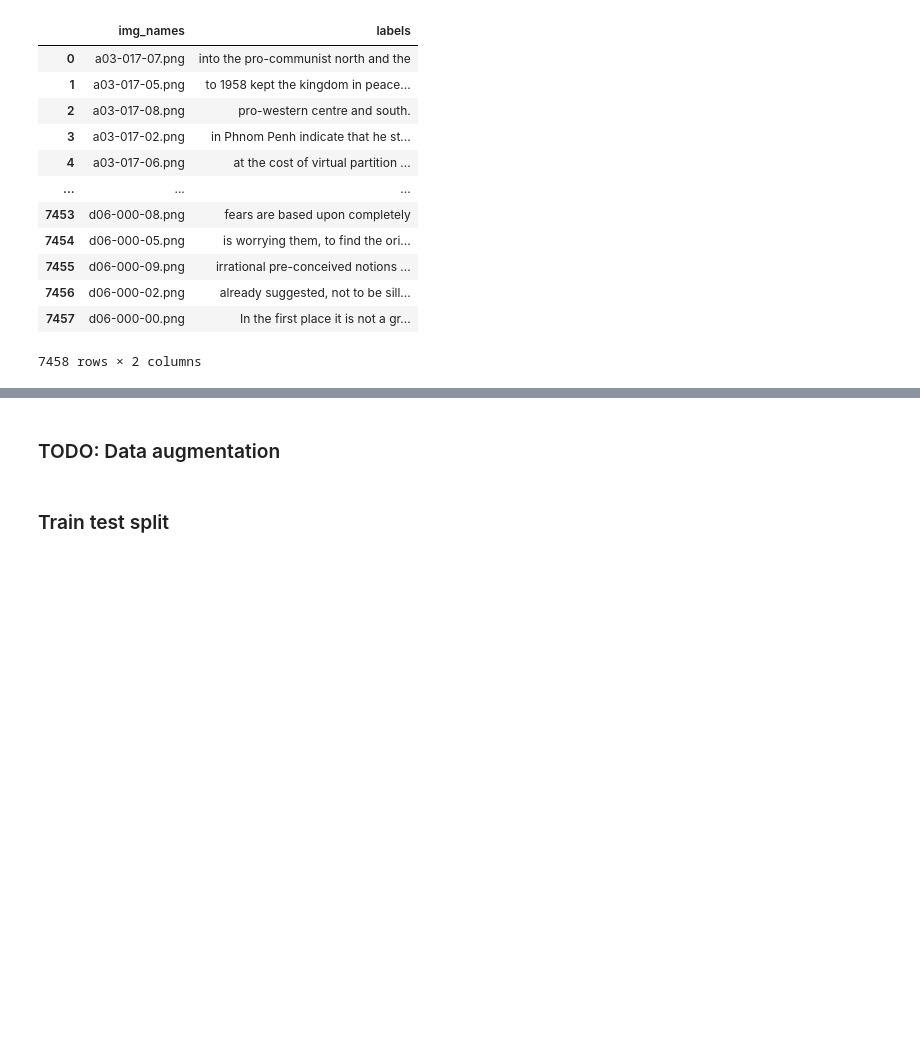
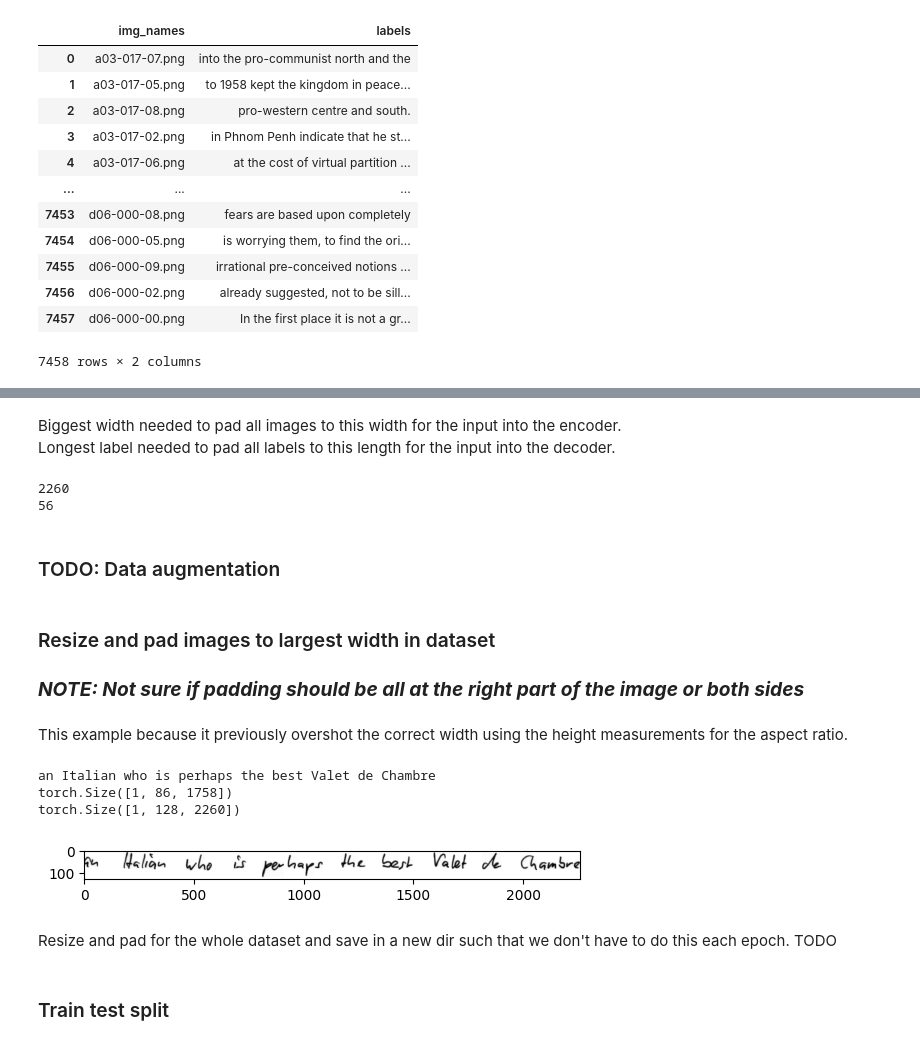
Before and after one commit to Jiayun-Zhang/HWR, a Jupyter notebook: IAM_pipelines/lightweight_transformer_pipeline.ipynb, the cells around one changed output, grey strips where cells are left out. Saved outputs shown, nothing was run; the diff lists cells and outputs as text; code cells hidden in the pictures; blank space fills up the shorter version.

```diff
--- a/IAM_pipelines/lightweight_transformer_pipeline.ipynb
+++ b/IAM_pipelines/lightweight_transformer_pipeline.ipynb
@@ -84,5 +122,68 @@ data
+# %% [markdown]
+Biggest width needed to pad all images to this width for the input into the encoder.
+Longest label needed to pad all labels to this length for the input into the decoder.
+# %%
+input_width = getBiggestWidth(data)
+print(input_width)
+
+longest_label = getLongestLabel(data)
+# <BOS> and <EOS> tokens not counted
+longest_label += 2
+print(longest_label)
+# %% [output]
+2260
+56
 # %% [markdown]
 ### TODO: Data augmentation
+# %% [markdown]
+### Resize and pad images to largest width in dataset
+### ***NOTE: Not sure if padding should be all at the right part of the image or both sides***
+# %%
+# resizes to largest width in batch x 128, keeping aspect ratio and padding image
+def resizeImage(image, resize_width, resize_height):
+    # check if resizing to correct height while keeping aspect ratio does not overshoot correct width
+    aspect_ratio_width = int((resize_height / image.size(1)) * image.size(2))
+    if (aspect_ratio_width > resize_width):
+        # calculate max ratio of change for not overshooting resize width while keeping aspect ratio
+        max_ratio = resize_width / image.size(2)
+        max_resize_height = int(max_ratio * image.size(1))
+        # calc up and down padding
+        padding_up = int(((resize_height - max_resize_height) / 2))
+        padding_down = resize_height - max_resize_height - padding_up
+        # change resize height to max calculated resize height
+        resize_height = max_resize_height
+    else:
+        padding_up = 0
+        padding_down = 0
+
+    # resize to correct image height, while keeping aspect ratio
+    resize_transform = tv.transforms.Resize((resize_height, resize_width), antialias = True)
+    resized = resize_transform(image)
+
+    # pad to correct width (and height if necessary)
+    padding_left = int(((resize_width - resized.size(2)) / 2))
+    padding_right = resize_width - resized.size(2) - padding_left
+    resized_padded = F.pad(resized, (padding_left, padding_right, padding_up, padding_down), mode = "constant", value = 255)
+
+    return resized_padded
+# %% [markdown]
+
+This example because it previously overshot the correct width using the height measurements for the aspect ratio.
+# %%
+print(ex_label)
+image = read_image(os.path.join(DATA_PATH, "img", "g06-026i-01.png"))
+print(image.shape)
+
+resized_image = resizeImage(image, input_width, INPUT_HEIGHT)
+plt.imshow(resized_image[0, :, :], cmap = "gray")
+print(resized_image.shape)
+# %% [output]
+an Italian who is perhaps the best Valet de Chambre
+torch.Size([1, 86, 1758])
+torch.Size([1, 128, 2260])
+[figure, added]
+# %% [markdown]
+Resize and pad for the whole dataset and save in a new dir such that we don't have to do this each epoch. TODO
 # %% [markdown]
 ### Train test split
 # %%
```
Also changed, not shown: parts of 16 cells of this notebook.
